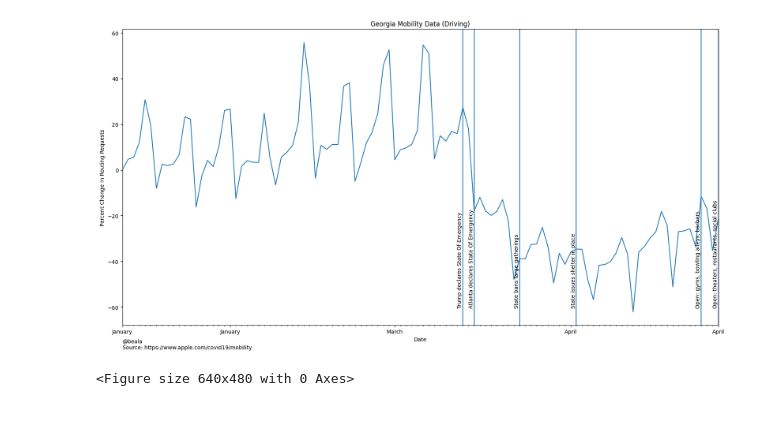
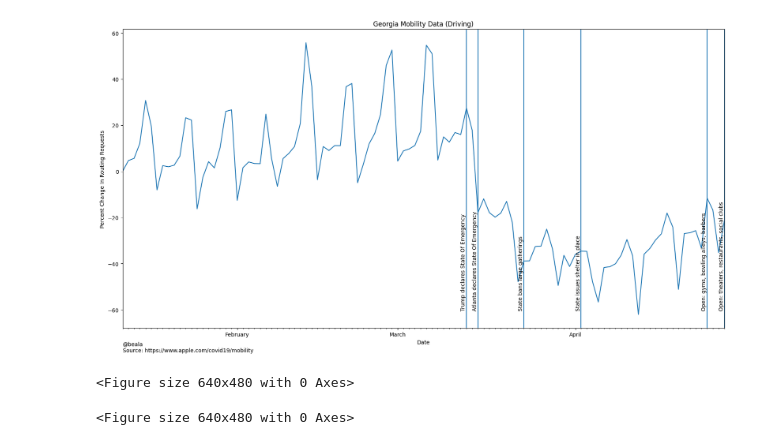
Before and after one commit to beala/covid_forecasts, a Jupyter notebook: Graphs.ipynb, the cells around one changed output. Cells and saved outputs as stored; diff of their text form; code cells hidden in the pictures; blank space fills up the shorter version.

Commit message:
Fix graph labels

```diff
--- a/Graphs.ipynb
+++ b/Graphs.ipynb
@@ -18,33 +18,35 @@ ga = mobility[mobility['region'] == "Georgia"]['value']
 ax = ga.plot(
         figsize = (20,10),
         title = 'Georgia Mobility Data (Driving)')
 
 def event(date, label):
     plt.axvline(x=pd.to_datetime(date))
     ax.text(pd.to_datetime(date) - pd.to_timedelta('1 day'), -60, label, rotation=90)
 
 event('2020-03-13', 'Trump declares State Of Emergency')
 event('2020-03-15', 'Atlanta declares State Of Emergency')
 event('2020-03-23', 'State bans large gatherings')
 event('2020-04-02', 'State issues shelter in place')
 event('2020-04-24', 'Open: gyms, bowling alleys, barbers')
 event('2020-04-27', 'Open: theaters, restaurants, social clubs')
 #event('2020-04-30', 'Shelter in place expires')
 ax.set_xlabel("Date")
 ax.set_ylabel("Percent Change In Routing Requests")
 ax.xaxis.set_minor_locator(mdates.DayLocator())
+ax.xaxis.set_major_locator(mdates.DayLocator(1))
 ax.xaxis.set_major_formatter(mdates.DateFormatter('%B'))
 #ax.xaxis.set_minor_formatter(mdates.DateFormatter('%d'))
 plt.figure().autofmt_xdate()
 
 ax.text(
     0,
     -0.08,
     "@beala\nSource: https://www.apple.com/covid19/mobility",
     transform=ax.transAxes
 )
-
+plt.show()
 plt.savefig("ga_mobility.png")
 # %% [output]
-[figure, old version]
+[figure, new version]
 <Figure size 640x480 with 0 Axes>
+<Figure size 640x480 with 0 Axes>
```
Also changed, not shown: parts of 1 cell of this notebook.
